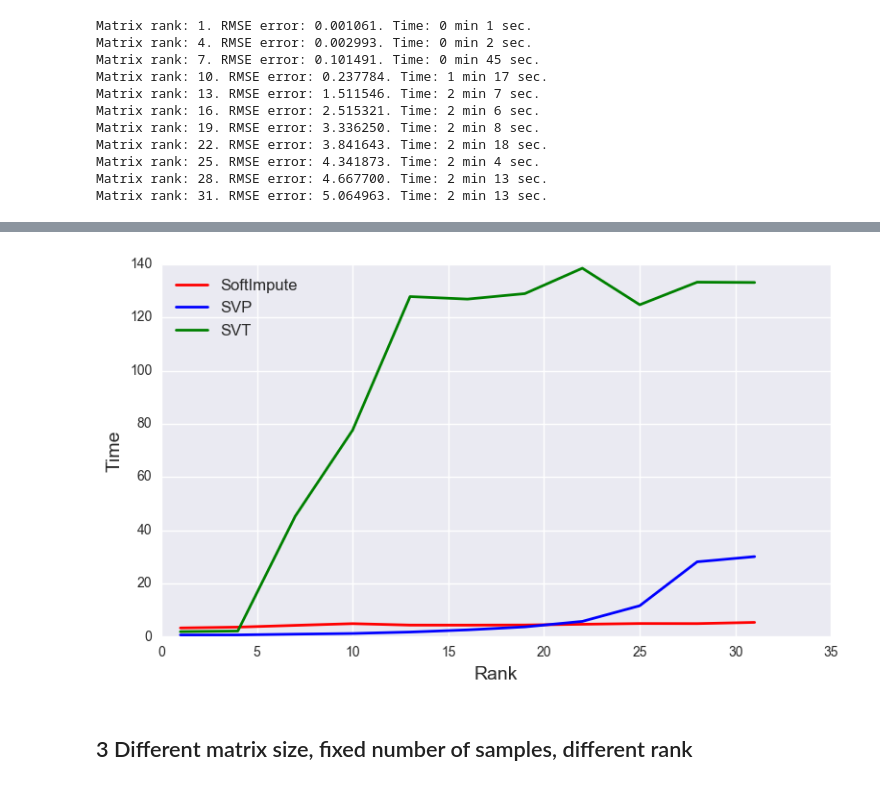
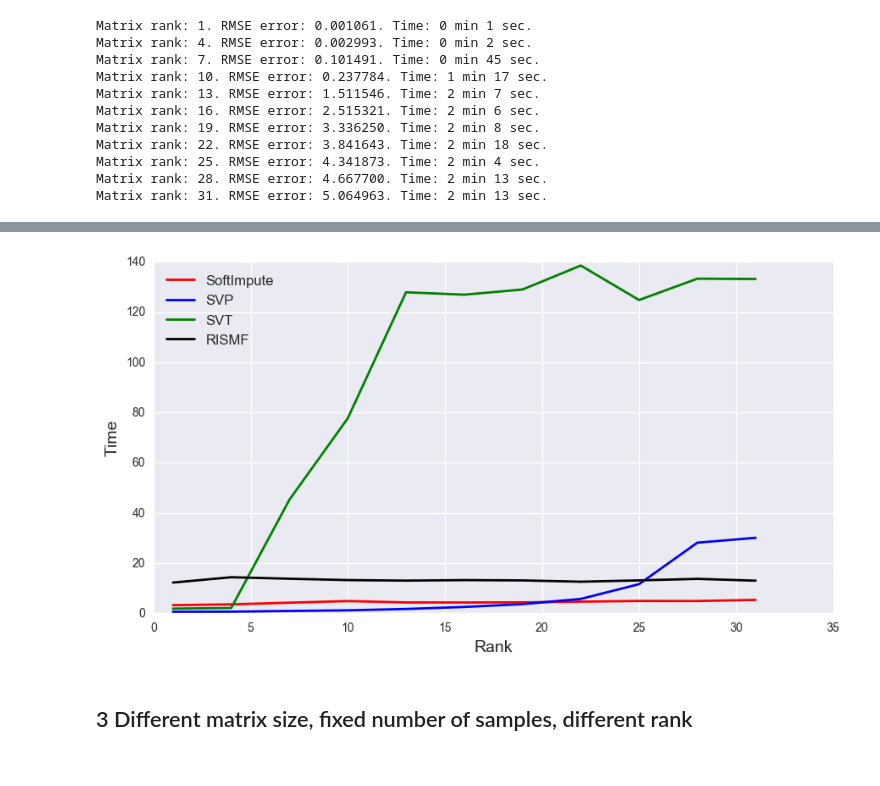
Before and after one commit to a-bochkarev/roy_project, a Jupyter notebook: main.ipynb, the cells around one changed output, grey strips where cells are left out. Cells and saved outputs as stored; diff of their text form; code cells hidden in the pictures.

```diff
--- a/main.ipynb
+++ b/main.ipynb
@@ -206,9 +244,11 @@ Matrix rank: 25. RMSE error: 4.341873. Time: 2 min 4 sec.
 Matrix rank: 28. RMSE error: 4.667700. Time: 2 min 13 sec.
 Matrix rank: 31. RMSE error: 5.064963. Time: 2 min 13 sec.
 # %%
+rank_array = range(1, 32, 3)
 RMSE_si, time_si = get_results('synthetic', 2, 'SoftImpute')
 RMSE_svp, time_svp = get_results('synthetic', 2, 'SVP')
 RMSE_svt, time_svt = get_results('synthetic', 2, 'SVT')
+RMSE_ri, time_ri = get_results('synthetic', 2, 'RISMF')
 # %%
 plt.figure(figsize=(9,5))
 plt.semilogy(rank_array, RMSE_si, 'r', linewidth=2)
@@ -224,15 +266,17 @@ plt.show()
 # %%
 plt.figure(figsize=(9,5))
 plt.plot(rank_array, time_si, 'r', linewidth=2)
 plt.plot(rank_array, time_svp, 'b', linewidth=2)
 plt.plot(rank_array, time_svt, 'g', linewidth=2)
-plt.legend(['SoftImpute', 'SVP', 'SVT'], loc=2, fontsize=12)
+plt.plot(rank_array, time_ri, 'k', linewidth=2)
+plt.legend(['SoftImpute', 'SVP', 'SVT', 'RISMF'], loc=2, fontsize=12)
 plt.xlabel('Rank', fontsize=14)
 plt.ylabel('Time', fontsize=14)
+plt.tight_layout()
 plt.savefig('./results/synthetic/exper_2/synthetic_rank_time.png')
 plt.show()
 # %% [output]
-[figure, old version]
+[figure, new version]
 # %% [markdown]
 ## 3 Different matrix size, fixed number of samples, different rank
 # %%
```
Also changed, not shown: parts of 18 cells of this notebook.
